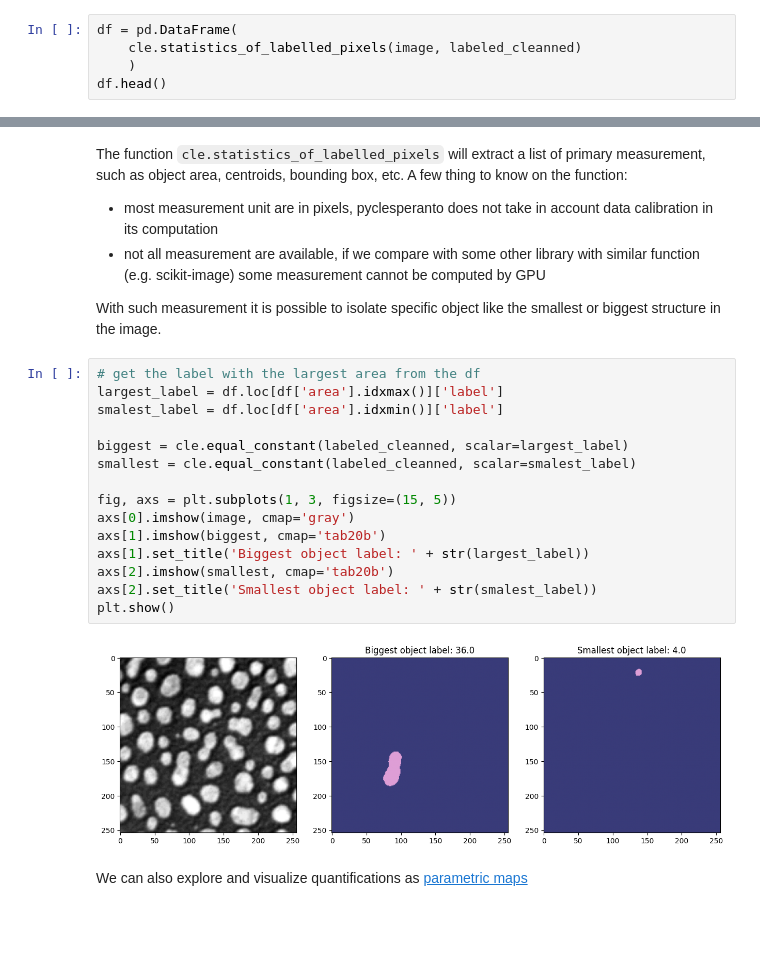
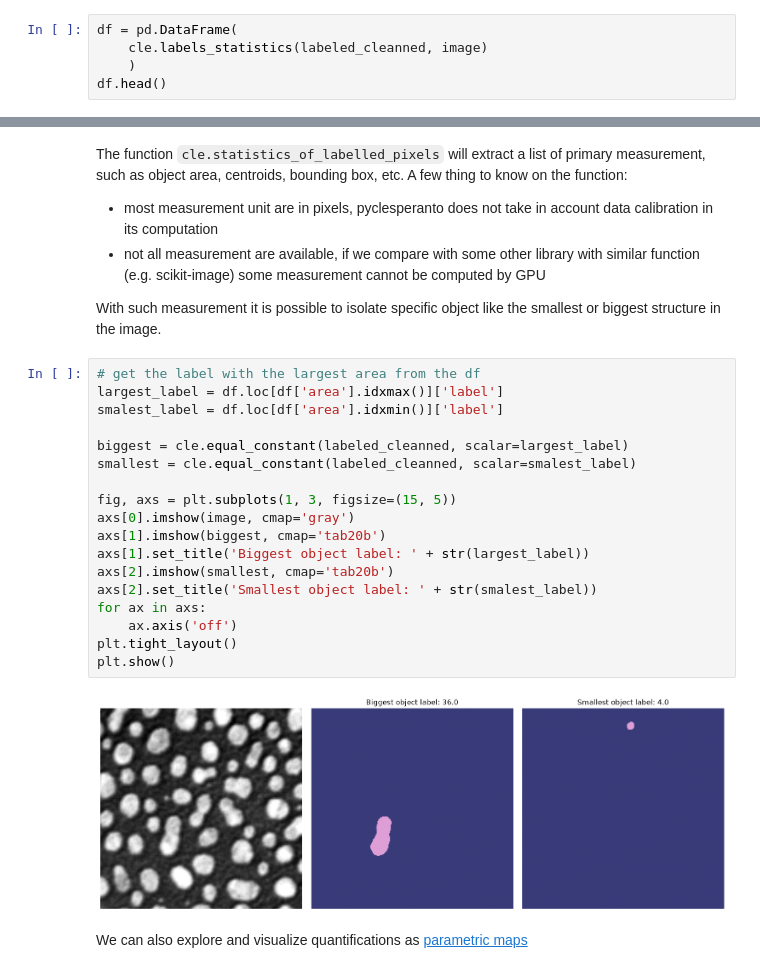
Before and after one commit to clEsperanto/pyclesperanto, a Jupyter notebook: docs/demos/examples/regionprops_and_quantification.ipynb, the cells around one changed output, grey strips where cells are left out. Saved outputs shown, nothing was run; the diff lists cells and outputs as text; blank space fills up the shorter version.

```diff
--- a/docs/demos/examples/regionprops_and_quantification.ipynb
+++ b/docs/demos/examples/regionprops_and_quantification.ipynb
@@ -45,6 +49,6 @@ Otherwise we can run an analysis of each labelled using `statistics_of_labelled_
 # %%
 df = pd.DataFrame(
-    cle.statistics_of_labelled_pixels(image, labeled_cleanned)
+    cle.labels_statistics(labeled_cleanned, image)
     )
 df.head()
 # %% [output]
@@ -64,19 +68,22 @@ With such measurement it is possible to isolate specific object like the smalles
 # %%
 # get the label with the largest area from the df
 largest_label = df.loc[df['area'].idxmax()]['label']
 smalest_label = df.loc[df['area'].idxmin()]['label']
 
 biggest = cle.equal_constant(labeled_cleanned, scalar=largest_label)
 smallest = cle.equal_constant(labeled_cleanned, scalar=smalest_label)
 
 fig, axs = plt.subplots(1, 3, figsize=(15, 5))
 axs[0].imshow(image, cmap='gray')
 axs[1].imshow(biggest, cmap='tab20b')
 axs[1].set_title('Biggest object label: ' + str(largest_label))
 axs[2].imshow(smallest, cmap='tab20b')
 axs[2].set_title('Smallest object label: ' + str(smalest_label))
+for ax in axs:
+    ax.axis('off')
+plt.tight_layout()
 plt.show()
 # %% [output]
-[figure, old version]
+[figure, new version]
 # %% [markdown]
 We can also explore and visualize quantifications as [parametric maps](./parametric_maps.ipynb)
```
Also changed, not shown: parts of 3 cells of this notebook, 12 other files.
